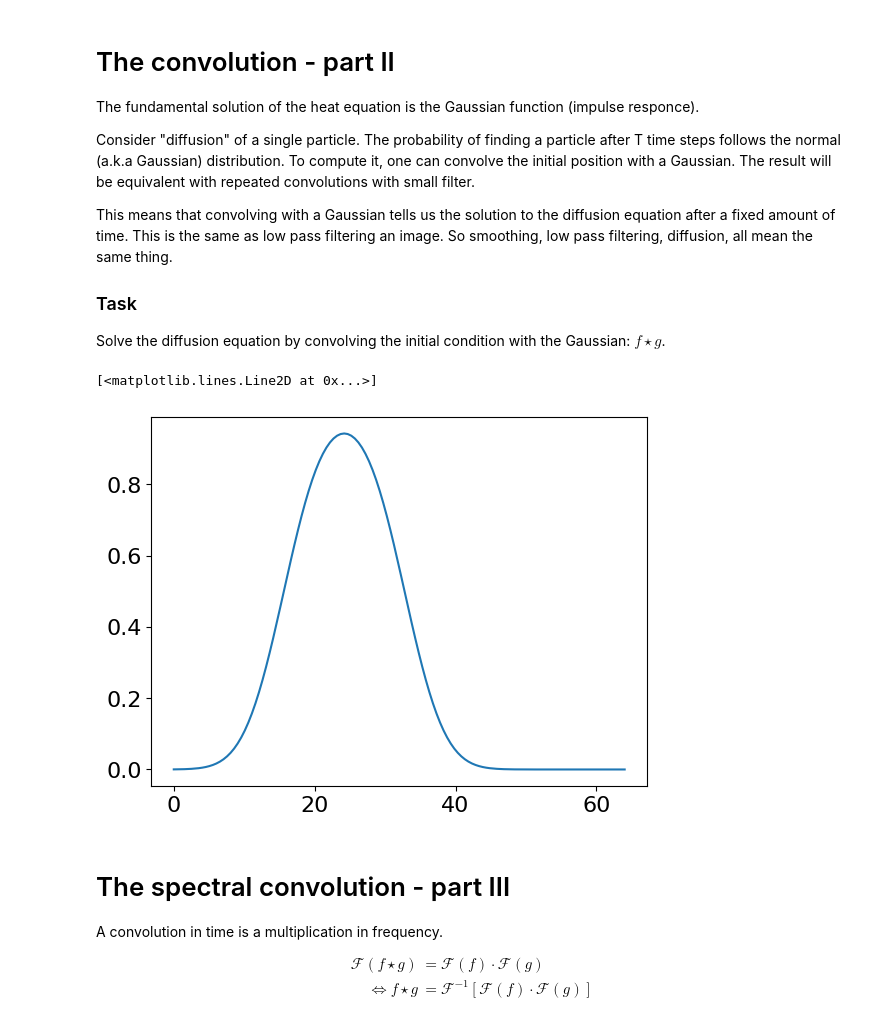
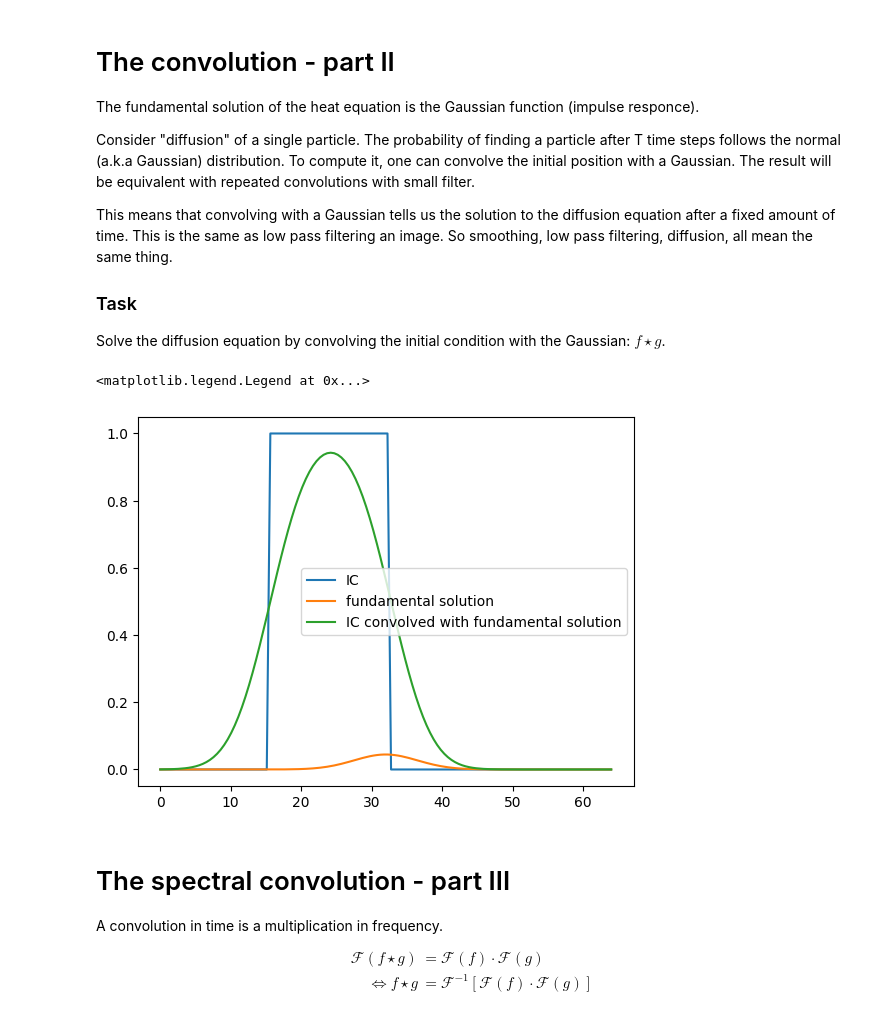
Before and after one commit to ggruszczynski/CFDPython, a Jupyter notebook: lab40_diffusion_and_laplace_eq/part1_diffusion_and_convolution_SOLUTION.ipynb, the cells around one changed output. Cells and saved outputs as stored; diff of their text form; code cells hidden in the pictures.

```diff
--- a/lab40_diffusion_and_laplace_eq/part1_diffusion_and_convolution_SOLUTION.ipynb
+++ b/lab40_diffusion_and_laplace_eq/part1_diffusion_and_convolution_SOLUTION.ipynb
@@ -188,9 +188,13 @@ fundamental_solution = get_gaussian_1D(x, nu, time_spot)
-# %%
-u_single_convolution = np.convolve(fundamental_solution, u_IC, 'same')
-plt.plot(xspace, u_single_conv)
-# %% [output]
-[<matplotlib.lines.Line2D at 0x...>]
-[figure, removed]
+# %%
+u_single_conv = np.convolve(fundamental_solution, u_IC, 'same')
+plt.rcParams.update({'font.size': 10})
+plt.plot(xspace, u_IC, label='IC')
+plt.plot(xspace, fundamental_solution, label='fundamental solution')
+plt.plot(xspace, u_single_conv, label='IC convolved with fundamental solution')
+plt.legend()
+# %% [output]
+<matplotlib.legend.Legend at 0x...>
+[figure, added]
 # %% [markdown]
 # The spectral convolution - part III
 
```
Also changed, not shown: parts of 4 cells of this notebook.
